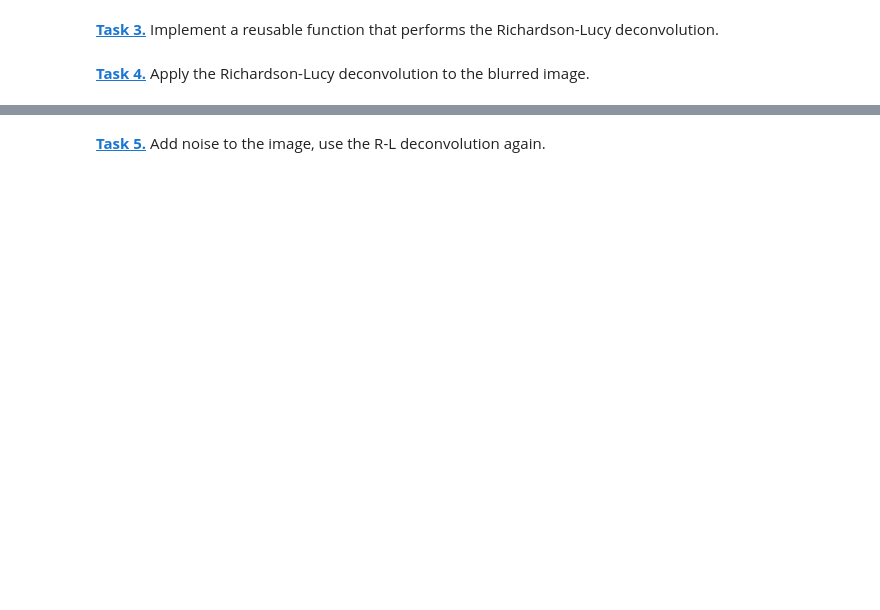
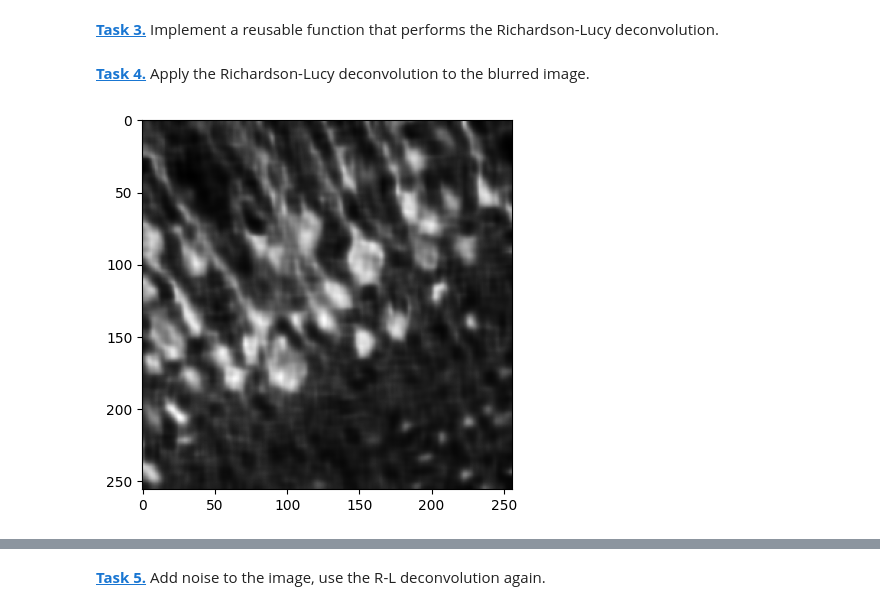
Before and after one commit to AminaSwob/mobi-fs5-python, a Jupyter notebook: deconvolution.ipynb, the cells around one changed output, grey strips where cells are left out. Drawn from its saved outputs; the diff is of its cells as text; code cells hidden in the pictures; blank space fills up the shorter version.

```diff
--- a/deconvolution.ipynb
+++ b/deconvolution.ipynb
@@ -40,12 +57,19 @@ Apply the second psf to the image:
 def richardson_lucy_deconvolution(image, psf, n_iterations):
     img_deconv = np.full(image.shape, 0.5)
 
-    ### Insert code here
 
-    img_deconv = img_deconv.clip(0,1)
+    for i in range(n_iterations):
+        img_deconv = img_deconv * conv(image / conv(img_deconv, psf, mode='same', boundary='symm'), np.flip(psf), mode='same', boundary='symm')
+
     return img_deconv
 # %% [markdown]
 **[Task 4.]()** Apply the Richardson-Lucy deconvolution to the blurred image.
+# %%
+app_RL = richardson_lucy_deconvolution(app_psf, psf, 30)
+plt.imshow(app_RL, 'gray')
+plt.show()
+# %% [output]
+[figure, added]
 # %%
 plt.figure(figsize=(20,5))
 plt.subplot(1, 3, 1)
```
Also changed, not shown: parts of 7 cells of this notebook.
